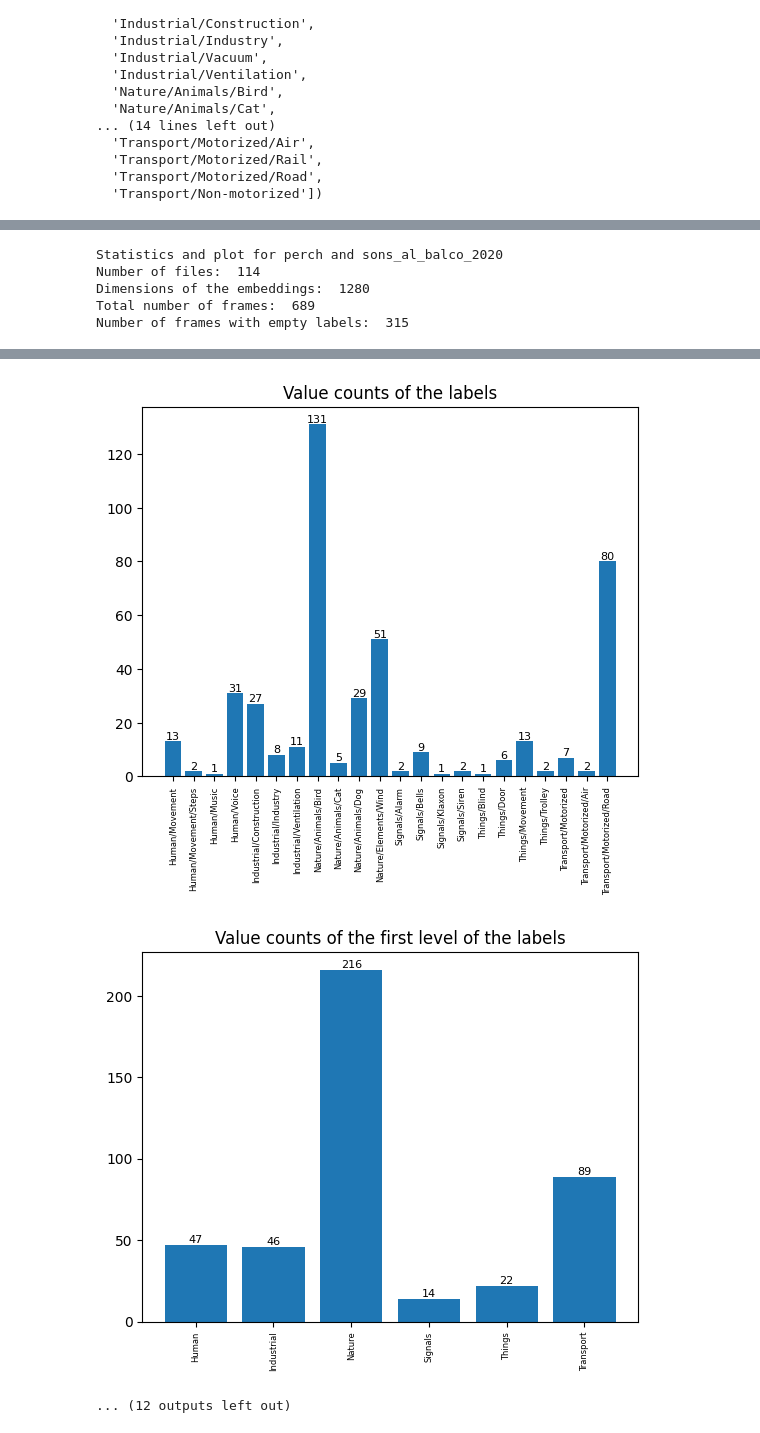
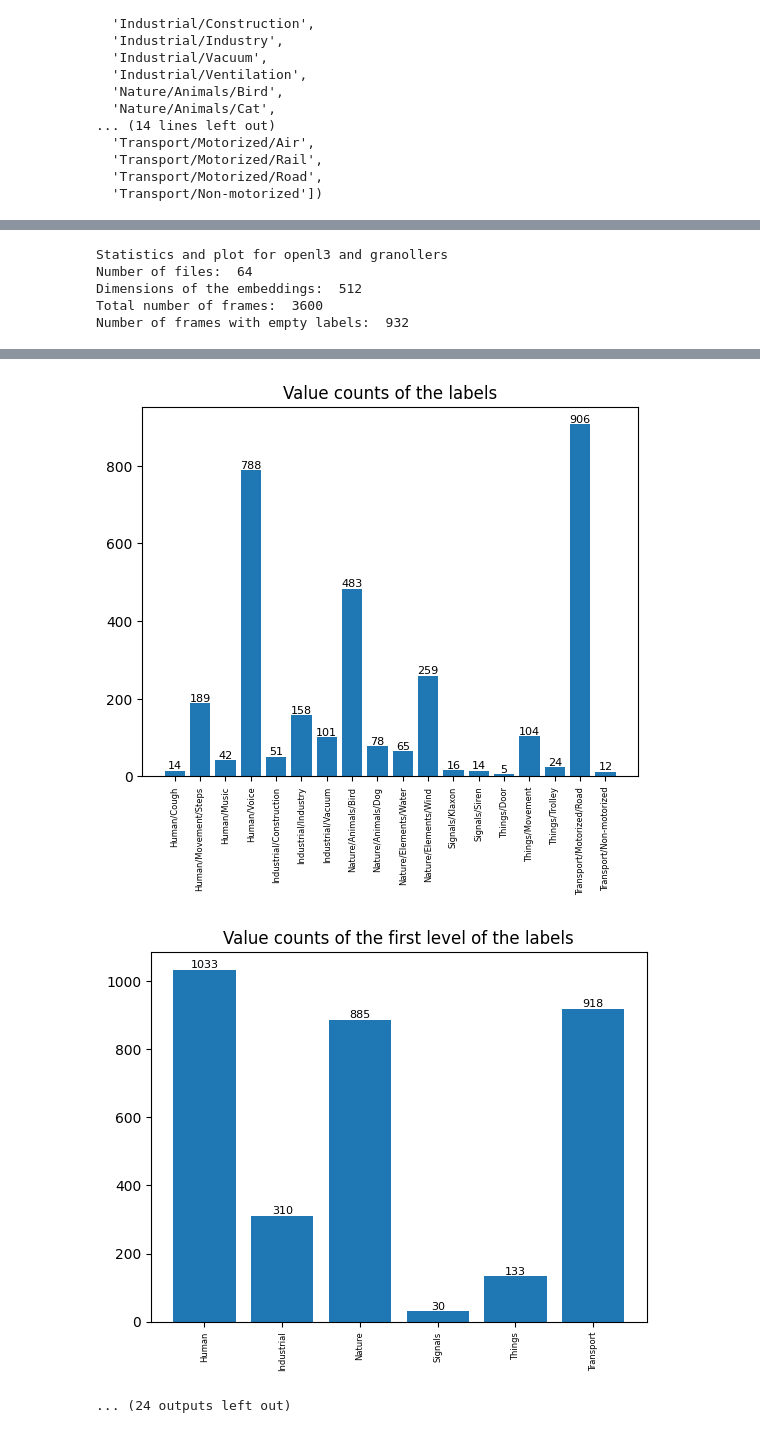
Before and after one commit to daniele-atzeni/visiting_bcn, a Jupyter notebook: data_exploration.ipynb, the cells around one changed output, grey strips where cells are left out. Cells and saved outputs as stored; diff of their text form; code cells hidden in the pictures.

```diff
--- a/data_exploration.ipynb
+++ b/data_exploration.ipynb
@@ -20,3 +7,19 @@ embeddings, labels, all_labels = load_per_file_processed_data(data_folder)
+# %%
+IMAGE_FOLDER = "figures/2d_plots"
+DATA_FOLDER: str = "data"
+EMB_FOLDER: str = "data/embeddings"
+
+embeddings = load_embeddings(EMB_FOLDER)
+labels = load_labels(DATA_FOLDER)
+all_labels = compute_all_labels(labels)
+
+models = embeddings.keys()
+datasets = labels.keys()
+
+# let's modify embeddings to be {model: {dataset: np.array (total_frames, features)}}
+# and labels to be {dataset: [list (tot n frames) of lists (labels in frame)]}
+#loaded_embeddings = aggregate_embeddings(loaded_embeddings)
+#labels = aggregate_labels(labels)
 # %%
 [(k, len(e), len(e[0])) for k, e in labels.items()]
 # %% [output]
@@ -47,6 +47,6 @@ len(all_labels), all_labels
   'Transport/Motorized/Road',
   'Transport/Non-motorized'])
 # %%
-models = sorted(set([e for e, _ in  embeddings.keys()]))
+models = list(embeddings.keys())
 models
 # %% [output]
@@ -53,0 +54,3 @@ models
+# %%
+datasets = list(labels.keys())
+datasets
@@ -106,9 +111,9 @@ def study_dataset(labels, embeddings):
     plt.show()
 # %%
 for model in models:
-    for dataset in ["sons_al_balco_2020", "sons_al_balco_2021"]:   # dataset_names:
-        labs = labels[(model, dataset)]
-        embs = embeddings[(model, dataset)]
+    for dataset in datasets:
+        labs = labels[dataset]
+        embs = embeddings[model][dataset]
         print(f"Statistics and plot for {model} and {dataset}")
         study_dataset(labs, embs)
 # %% [output]
@@ -131,5 +136,5 @@ Number of frames with empty labels:  438
-Statistics and plot for perch and sons_al_balco_2020
-Number of files:  114
-Dimensions of the embeddings:  1280
-Total number of frames:  689
-Number of frames with empty labels:  315
+Statistics and plot for openl3 and granollers
+Number of files:  64
+Dimensions of the embeddings:  512
+Total number of frames:  3600
+Number of frames with empty labels:  932
@@ -137,3 +142,3 @@ Number of frames with empty labels:  315
-[figure, old version]
+[figure, new version]
-[figure, old version]
+[figure, new version]
-... (12 outputs left out)
+... (24 outputs left out)
```
Also changed, not shown: parts of 6 cells of this notebook, 4 other files.
